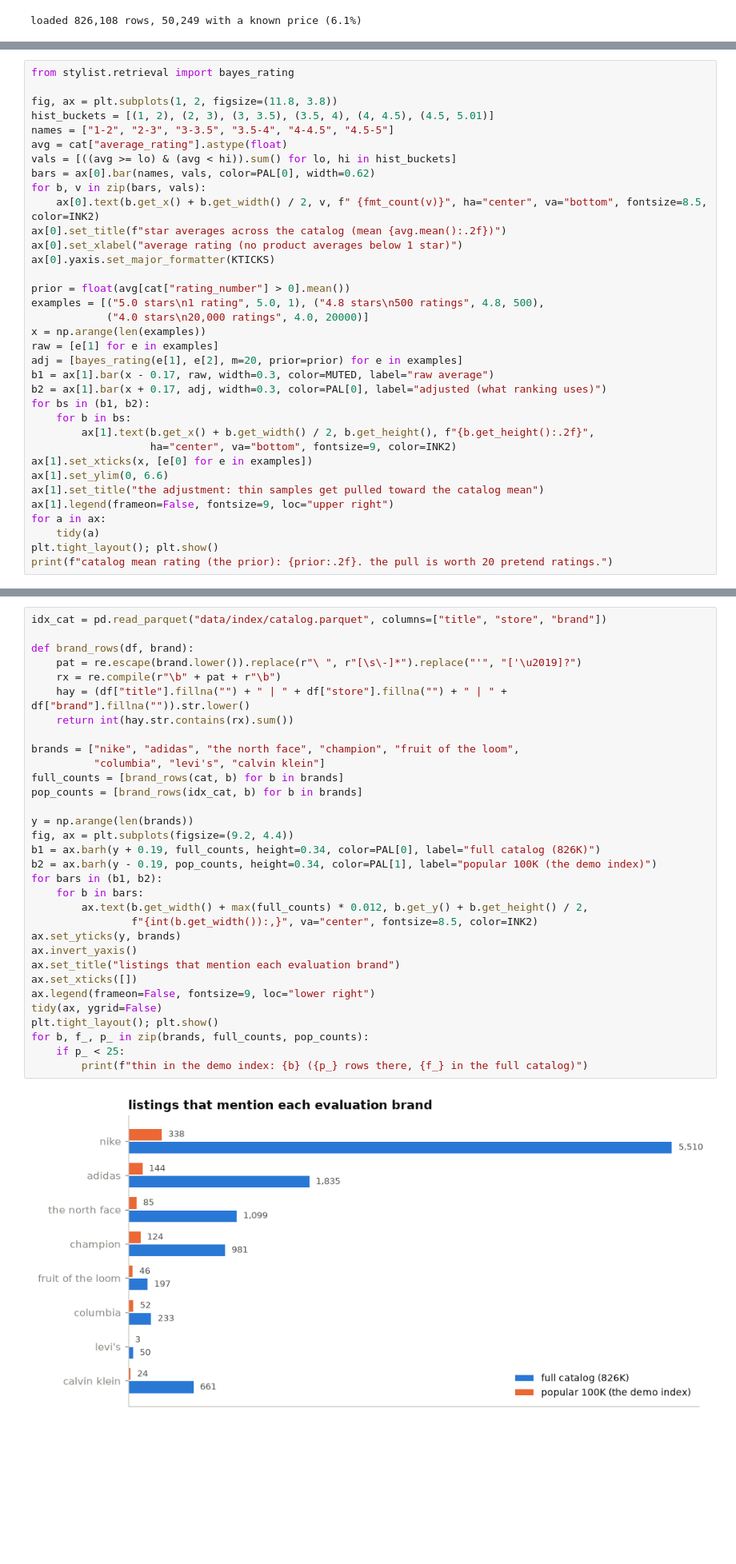
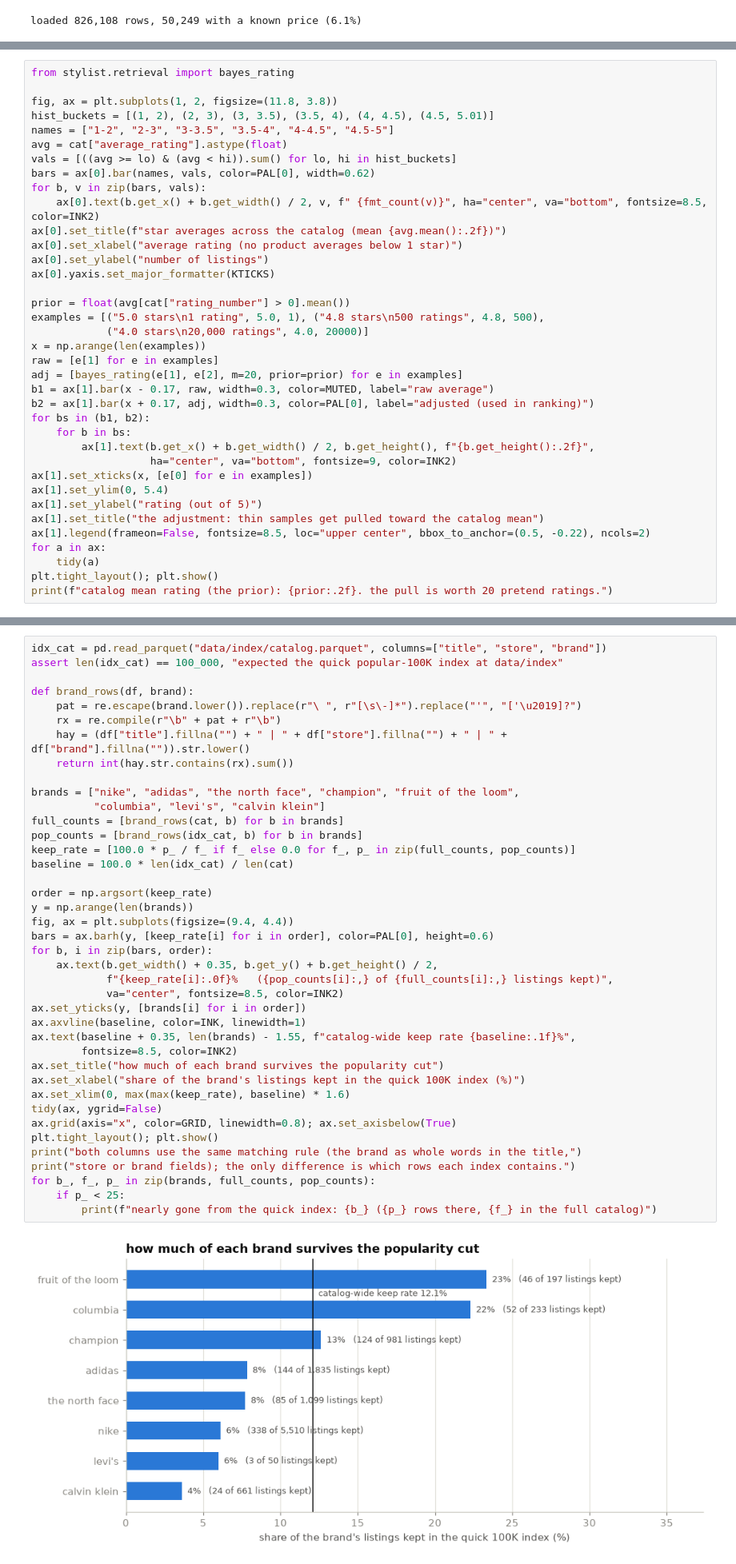
Before and after one commit to hircoder/Fashion_Stylist, a Jupyter notebook: notebooks/01_explore_data.ipynb, the cells around one changed output, grey strips where cells are left out. Shown at 80% size. Drawn from its saved outputs; the diff is of its cells as text; blank space fills up the shorter version.

```diff
--- a/notebooks/01_explore_data.ipynb
+++ b/notebooks/01_explore_data.ipynb
@@ -535,6 +596,7 @@ for b, v in zip(bars, vals):
     ax[0].text(b.get_x() + b.get_width() / 2, v, f" {fmt_count(v)}", ha="center", va="bottom", fontsize=8.5, color=INK2)
 ax[0].set_title(f"star averages across the catalog (mean {avg.mean():.2f})")
 ax[0].set_xlabel("average rating (no product averages below 1 star)")
+ax[0].set_ylabel("number of listings")
 ax[0].yaxis.set_major_formatter(KTICKS)
 
 prior = float(avg[cat["rating_number"] > 0].mean())
@@ -544,15 +606,16 @@ x = np.arange(len(examples))
 raw = [e[1] for e in examples]
 adj = [bayes_rating(e[1], e[2], m=20, prior=prior) for e in examples]
 b1 = ax[1].bar(x - 0.17, raw, width=0.3, color=MUTED, label="raw average")
-b2 = ax[1].bar(x + 0.17, adj, width=0.3, color=PAL[0], label="adjusted (what ranking uses)")
+b2 = ax[1].bar(x + 0.17, adj, width=0.3, color=PAL[0], label="adjusted (used in ranking)")
 for bs in (b1, b2):
     for b in bs:
         ax[1].text(b.get_x() + b.get_width() / 2, b.get_height(), f"{b.get_height():.2f}",
                    ha="center", va="bottom", fontsize=9, color=INK2)
 ax[1].set_xticks(x, [e[0] for e in examples])
-ax[1].set_ylim(0, 6.6)
+ax[1].set_ylim(0, 5.4)
+ax[1].set_ylabel("rating (out of 5)")
 ax[1].set_title("the adjustment: thin samples get pulled toward the catalog mean")
-ax[1].legend(frameon=False, fontsize=9, loc="upper right")
+ax[1].legend(frameon=False, fontsize=8.5, loc="upper center", bbox_to_anchor=(0.5, -0.22), ncols=2)
 for a in ax:
     tidy(a)
 plt.tight_layout(); plt.show()
@@ -634,35 +700,43 @@ contain them? The 8 brand queries from the evaluation set, counted in the full
 catalog and in the 100K popular subset (the quick 3-minute build).
 # %%
 idx_cat = pd.read_parquet("data/index/catalog.parquet", columns=["title", "store", "brand"])
+assert len(idx_cat) == 100_000, "expected the quick popular-100K index at data/index"
 
 def brand_rows(df, brand):
     pat = re.escape(brand.lower()).replace(r"\ ", r"[\s\-]*").replace("'", "['\u2019]?")
     rx = re.compile(r"\b" + pat + r"\b")
     hay = (df["title"].fillna("") + " | " + df["store"].fillna("") + " | " + df["brand"].fillna("")).str.lower()
     return int(hay.str.contains(rx).sum())
 
 brands = ["nike", "adidas", "the north face", "champion", "fruit of the loom",
           "columbia", "levi's", "calvin klein"]
 full_counts = [brand_rows(cat, b) for b in brands]
 pop_counts = [brand_rows(idx_cat, b) for b in brands]
+keep_rate = [100.0 * p_ / f_ if f_ else 0.0 for f_, p_ in zip(full_counts, pop_counts)]
+baseline = 100.0 * len(idx_cat) / len(cat)
 
+order = np.argsort(keep_rate)
 y = np.arange(len(brands))
-fig, ax = plt.subplots(figsize=(9.2, 4.4))
-b1 = ax.barh(y + 0.19, full_counts, height=0.34, color=PAL[0], label="full catalog (826K)")
-b2 = ax.barh(y - 0.19, pop_counts, height=0.34, color=PAL[1], label="popular 100K (the demo index)")
-for bars in (b1, b2):
-    for b in bars:
-        ax.text(b.get_width() + max(full_counts) * 0.012, b.get_y() + b.get_height() / 2,
-                f"{int(b.get_width()):,}", va="center", fontsize=8.5, color=INK2)
-ax.set_yticks(y, brands)
-ax.invert_yaxis()
-ax.set_title("listings that mention each evaluation brand")
-ax.set_xticks([])
-ax.legend(frameon=False, fontsize=9, loc="lower right")
+fig, ax = plt.subplots(figsize=(9.4, 4.4))
+bars = ax.barh(y, [keep_rate[i] for i in order], color=PAL[0], height=0.6)
+for b, i in zip(bars, order):
+    ax.text(b.get_width() + 0.35, b.get_y() + b.get_height() / 2,
+            f"{keep_rate[i]:.0f}%   ({pop_counts[i]:,} of {full_counts[i]:,} listings kept)",
+            va="center", fontsize=8.5, color=INK2)
+ax.set_yticks(y, [brands[i] for i in order])
+ax.axvline(baseline, color=INK, linewidth=1)
+ax.text(baseline + 0.35, len(brands) - 1.55, f"catalog-wide keep rate {baseline:.1f}%",
+        fontsize=8.5, color=INK2)
+ax.set_title("how much of each brand survives the popularity cut")
+ax.set_xlabel("share of the brand's listings kept in the quick 100K index (%)")
+ax.set_xlim(0, max(max(keep_rate), baseline) * 1.6)
 tidy(ax, ygrid=False)
+ax.grid(axis="x", color=GRID, linewidth=0.8); ax.set_axisbelow(True)
 plt.tight_layout(); plt.show()
-for b, f_, p_ in zip(brands, full_counts, pop_counts):
+print("both columns use the same matching rule (the brand as whole words in the title,")
+print("store or brand fields); the only difference is which rows each index contains.")
+for b_, f_, p_ in zip(brands, full_counts, pop_counts):
     if p_ < 25:
-        print(f"thin in the demo index: {b} ({p_} rows there, {f_} in the full catalog)")
+        print(f"nearly gone from the quick index: {b_} ({p_} rows there, {f_} in the full catalog)")
 # %% [output]
-[figure, old version]
+[figure, new version]
```
Also changed, not shown: parts of 30 cells of this notebook, 6 other files.
